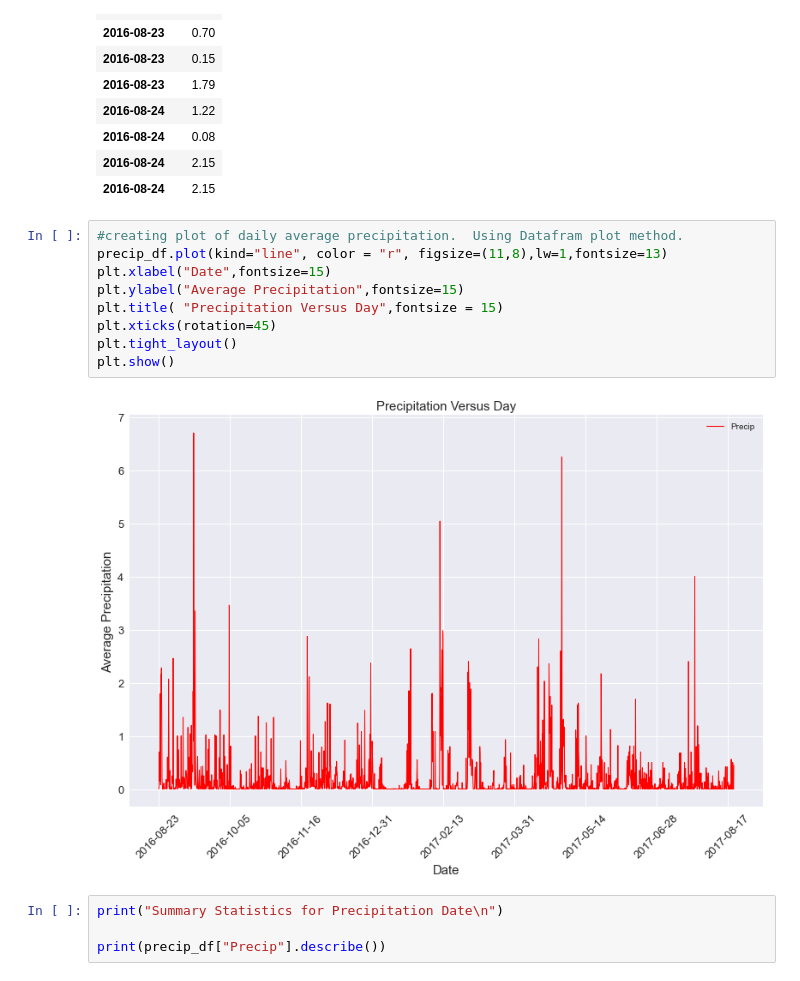
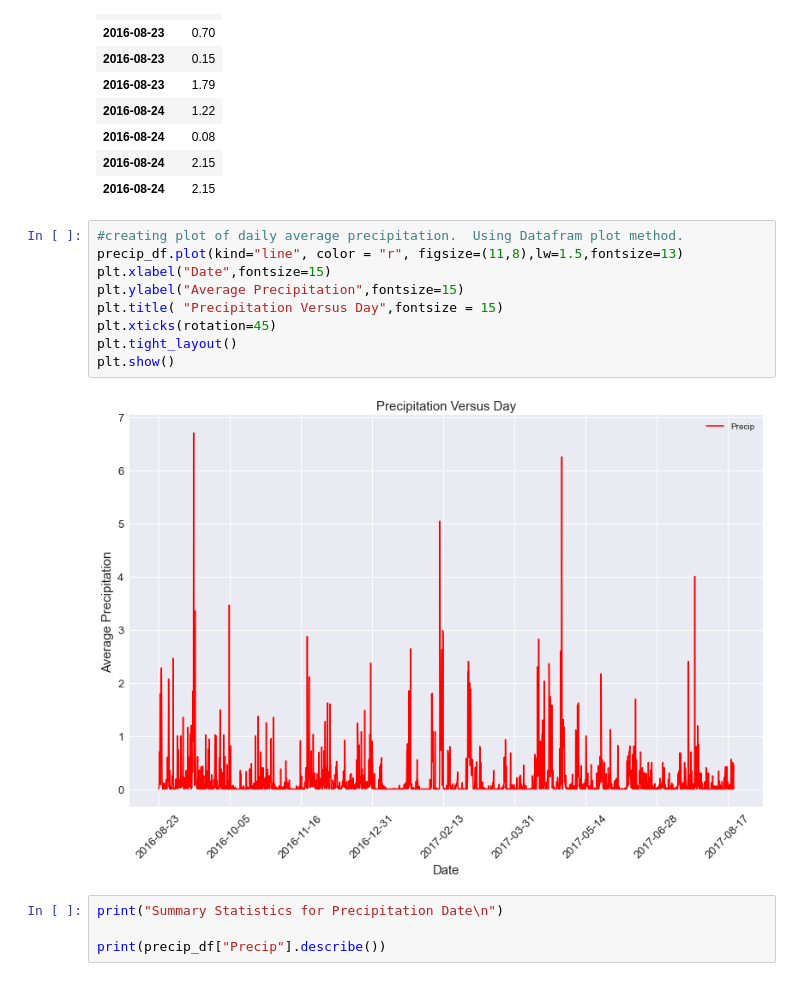
Before and after one commit to j2browns/sqlalchemy-challenge, a Jupyter notebook: climate_starter.ipynb, the cells around one changed output. Drawn from its saved outputs; the diff is of its cells as text.

Commit message:
completed plus additional bonus question.  Graphs and formatting cleaned up

```diff
--- a/climate_starter.ipynb
+++ b/climate_starter.ipynb
@@ -139,15 +139,15 @@ precip_df.head(10)
 | 2016-08-24 | 2.15 |
 # %%
 #creating plot of daily average precipitation.  Using Datafram plot method.
-precip_df.plot(kind="line", color = "r", figsize=(11,8),lw=1,fontsize=13)
+precip_df.plot(kind="line", color = "r", figsize=(11,8),lw=1.5,fontsize=13)
 plt.xlabel("Date",fontsize=15)
 plt.ylabel("Average Precipitation",fontsize=15)
 plt.title( "Precipitation Versus Day",fontsize = 15)
 plt.xticks(rotation=45)
 plt.tight_layout()
 plt.show()
 # %% [output]
-[figure, old version]
+[figure, new version]
 # %%
 print("Summary Statistics for Precipitation Date\n")
 
```
Also changed, not shown: parts of 4 cells of this notebook.
